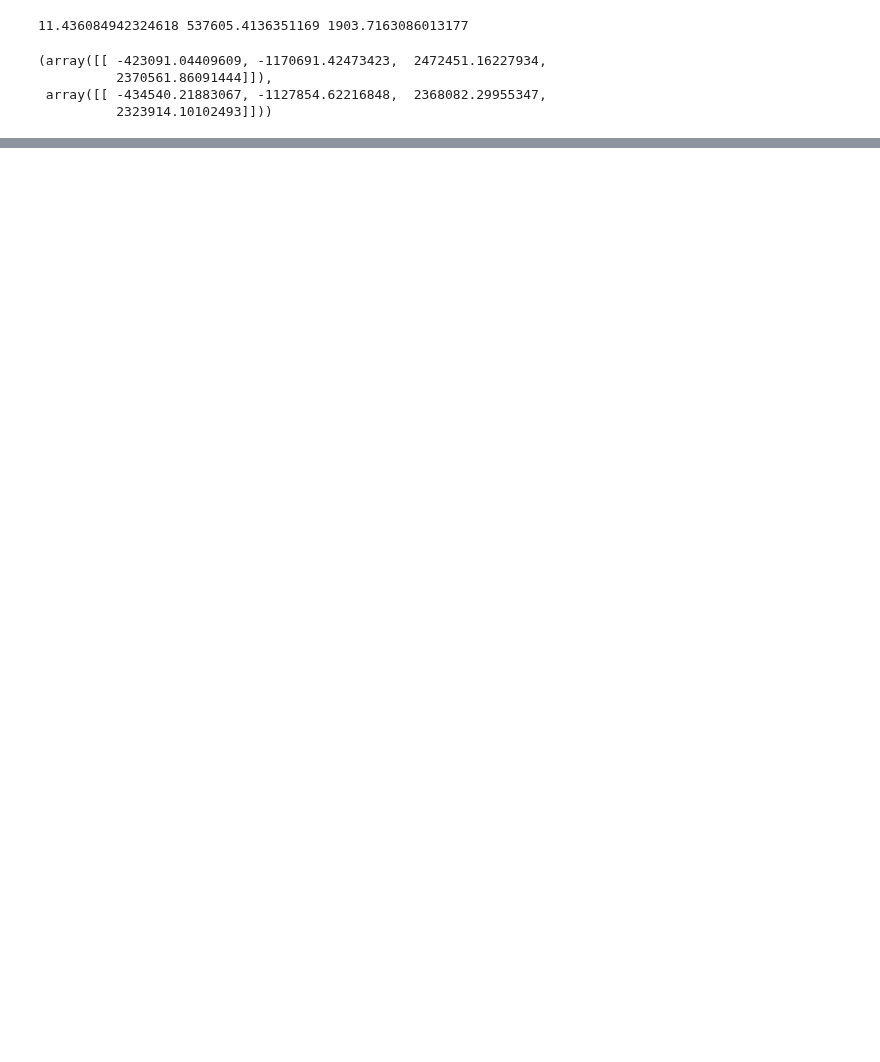
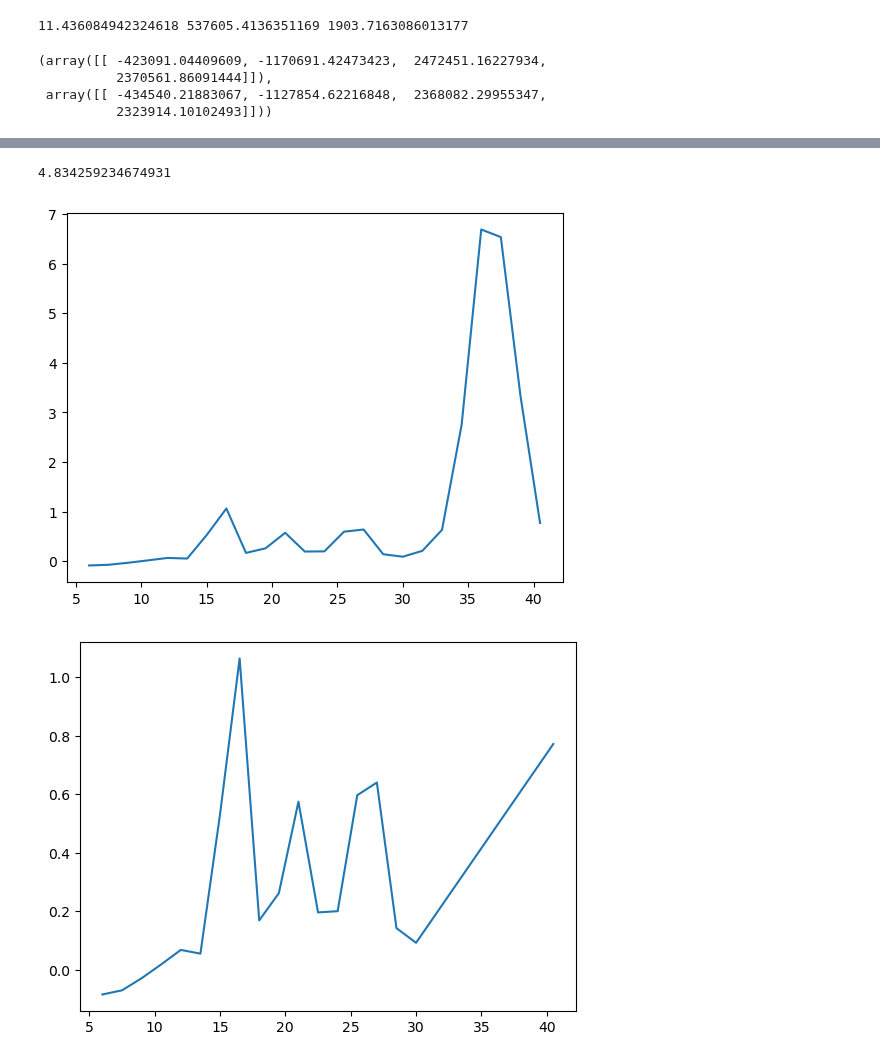
Before and after one commit to QuantumAdventures/single-photons, a Jupyter notebook: notebooks/4. Control Cavity Simulation.ipynb, the cells around one changed output, grey strips where cells are left out. Drawn from its saved outputs; the diff is of its cells as text; code cells hidden in the pictures; blank space fills up the shorter version.

```diff
--- a/notebooks/4. Control Cavity Simulation.ipynb
+++ b/notebooks/4. Control Cavity Simulation.ipynb
@@ -229,3 +226,29 @@ plt.show()
+# %%
+left = int((pulse_center-40*pulse_width)/(control_step*step))
+right = int((pulse_center+15*pulse_width)/(control_step*step))
+t_sample = t[::control_step][::step][left:right]
+signal_sample = phonons[left:right]
+if len(t_sample) > len(signal_sample):
+    t_sample = t_sample[1:]
+'''elif len(t_sample) < len(signal_sample):
+    signal_sample = signal_sample[1:]'''
+max_idx = np.where(signal_sample == max(signal_sample))[0][0]
+signal_crop = np.append(signal_sample[:max_idx - int(8*pulse_width/(control_step*step))],\
+                          signal_sample[max_idx + int(8*pulse_width/(control_step*step)):])
+t_crop = np.append(t_sample[:max_idx - int(8*pulse_width/(control_step*step))],\
+                          t_sample[max_idx + int(8*pulse_width/(control_step*step)):])
+
+plt.figure()
+plt.plot(t_sample/1e-6,signal_sample)
+plt.figure()
+plt.plot(t_crop/1e-6,signal_crop)
+
+SNR = max(signal_sample)/(max(signal_crop) + np.std(signal_crop))
+print(SNR)
+# %% [output]
+4.834259234674931
+[figure, added]
+[figure, added]
 # %%
 print(kalman.error_covariance_apriori[-1], omega, g_cs, std_detection)
 # %% [output]
```
Also changed, not shown: parts of 8 cells of this notebook, 3 other files.
